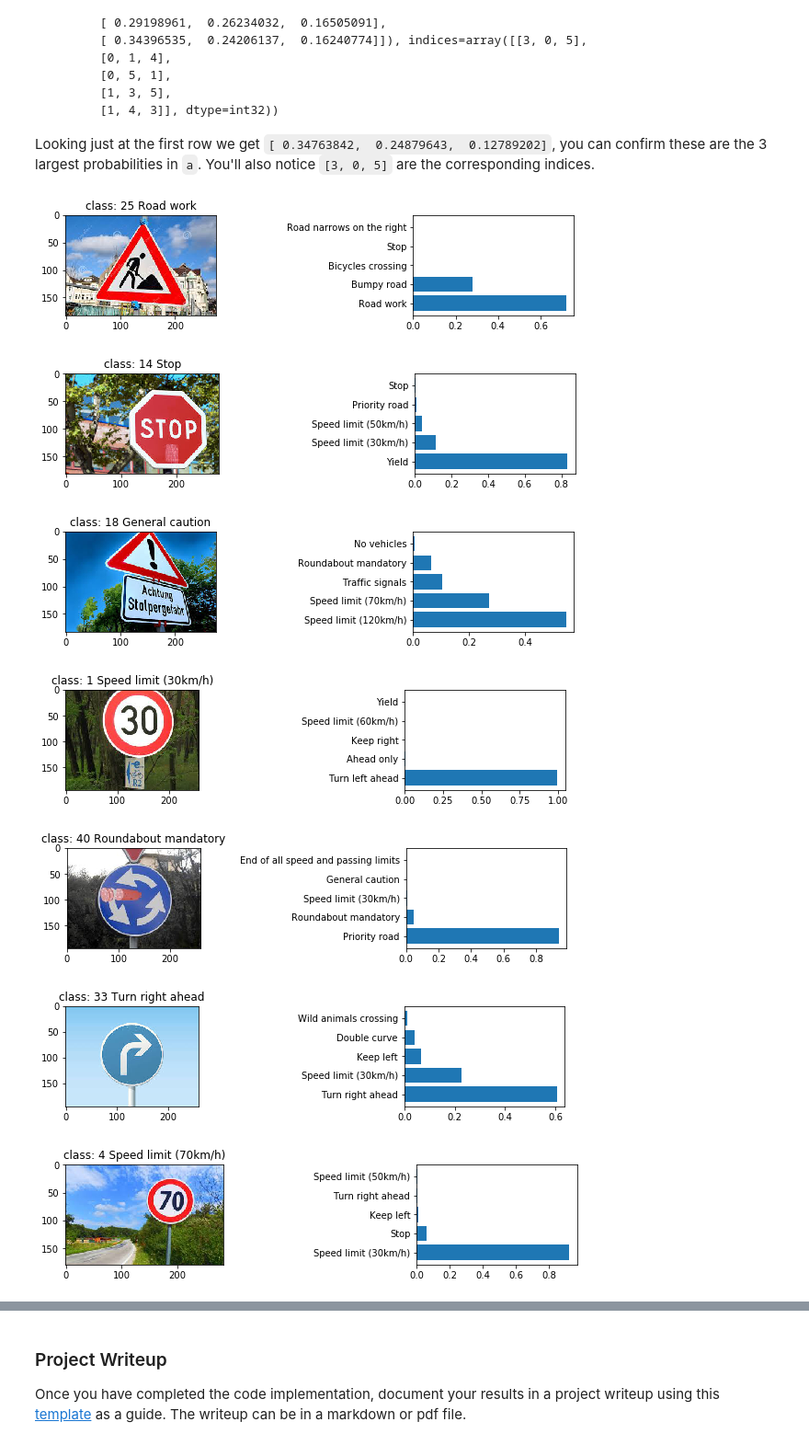
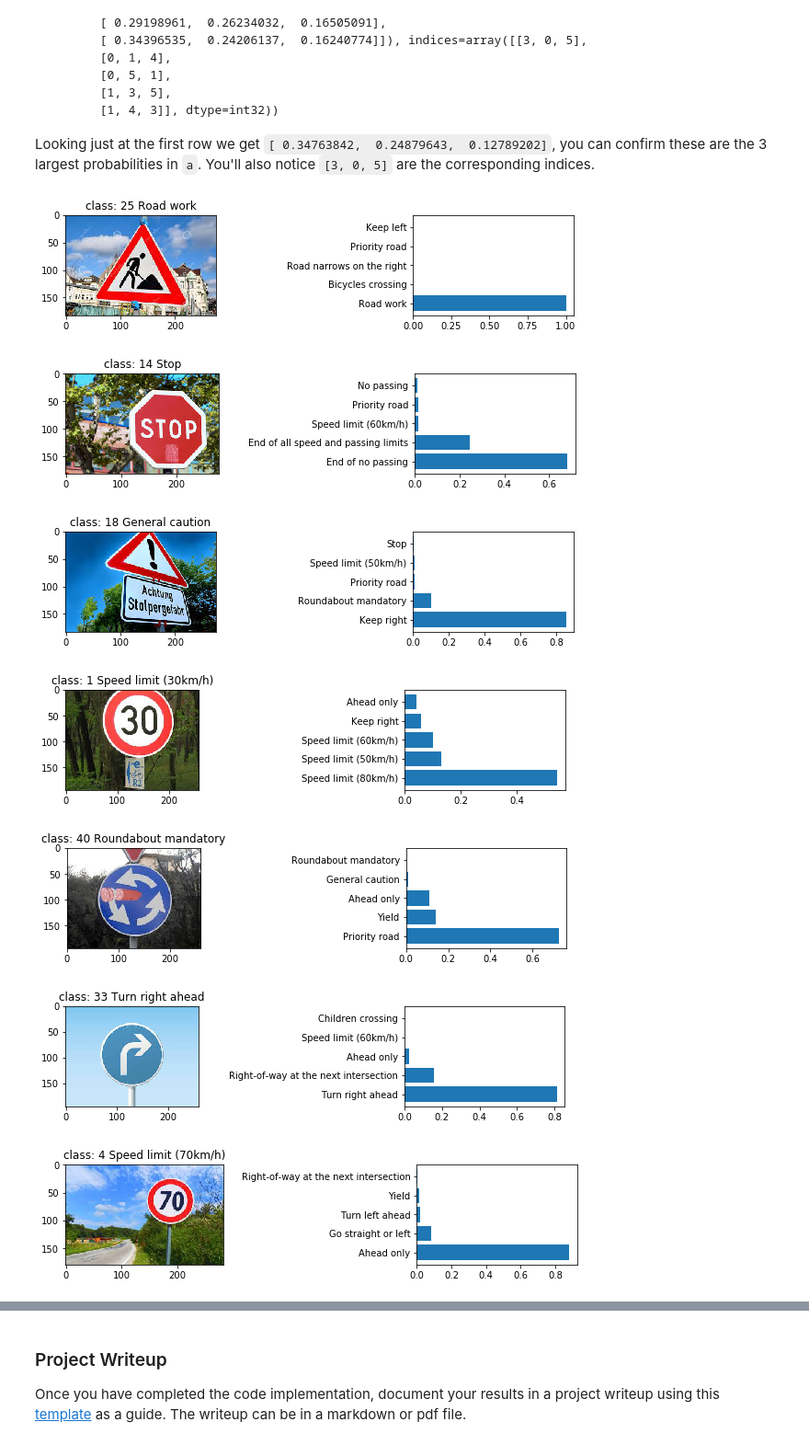
Before and after one commit to TakashiNakagawa/CarND-Traffic-Sign-Classifier-Project, a Jupyter notebook: Traffic_Sign_Classifier.ipynb, the cells around one changed output, grey strips where cells are left out. Shown at 92% size. Drawn from its saved outputs; the diff is of its cells as text; code cells hidden in the pictures.

```diff
--- a/Traffic_Sign_Classifier.ipynb
+++ b/Traffic_Sign_Classifier.ipynb
@@ -161,0 +188,10 @@ Here is an example of a [published baseline model on this problem](http://yann.l
+# %%
+def load_augmented():
+    X_train_rot = np.load('./X_train_rot.npy')
+    X_train_trans = np.load('./X_train_trans.npy')
+    x = np.concatenate((X_train, X_train_rot, X_train_trans))
+    y = np.concatenate((y_train, y_train, y_train))
+    return (x,y)
+
+X_train, y_train = load_augmented()
+plot_number_of_images_per_class(X_train, y_train)
@@ -269,11 +307,9 @@ from sklearn.utils import shuffle
 
 X_train_p, y_train = shuffle(X_train_p, y_train)
 
-
-# EPOCHS = 30
-EPOCHS = 10
+EPOCHS = 50
 BATCH_SIZE = 128
-dropout = 0.50 # Dropout, probability to keep units
+dropout = 0.5 # Dropout, probability to keep units
 
 x = tf.placeholder(tf.float32, (None, 32, 32, 1))
 y = tf.placeholder(tf.int32, (None))
@@ -405,6 +456,7 @@ import cv2
 
 import glob
 files = glob.glob("test_images/*")
+files.sort()
 
 correct_classes = [25, 14, 18, 1, 40, 33, 4, 11]
 other_images = [cv2.cvtColor(cv2.imread(x), cv2.COLOR_BGR2RGB) for x in files]
@@ -511,31 +557,30 @@ Looking just at the first row we get `[ 0.34763842,  0.24879643,  0.12789202]`,
 # %%
 ### Print out the top five softmax probabilities for the predictions on the German traffic sign images found on the web.
 ### Feel free to use as many code cells as needed.
 
 import matplotlib.pyplot as plt
 # Visualizations will be shown in the notebook.
 %matplotlib inline
 
-
-def show_predictions(predictions, image, correct_class, index):
+def show_predictions(image, correct_class, index):
     plt.figure(figsize=(10, 2))
     plt.subplot(1, 2, 1)
     plt.imshow(image)
     plt.title("class: {0} {1}".format(correct_class, get_class_name(correct_class)))
     plt.subplot(1, 2, 2)
     plt.barh(np.arange(1, 6, 1), top_5.values[index, :])
     labs=[get_class_name(j) for j in top_5.indices[index]]
     plt.yticks(np.arange(1, 6, 1), labs)
     plt.subplots_adjust(wspace=1.2)
     plt.show()
 
 for i in range(len(other_images)):
-    show_predictions(predictions_array[i], other_images[i], correct_classes[i], i)
+    show_predictions(other_images[i], correct_classes[i], i)
 # %% [output]
-[figure, old version]
+[figure, new version]
-[figure, old version]
+[figure, new version]
-[figure, old version]
+[figure, new version]
-[figure, old version]
+[figure, new version]
-[figure, old version]
+[figure, new version]
-[figure, old version]
+[figure, new version]
-[figure, old version]
+[figure, new version]
```
Also changed, not shown: parts of 10 cells of this notebook, 1 other file.
